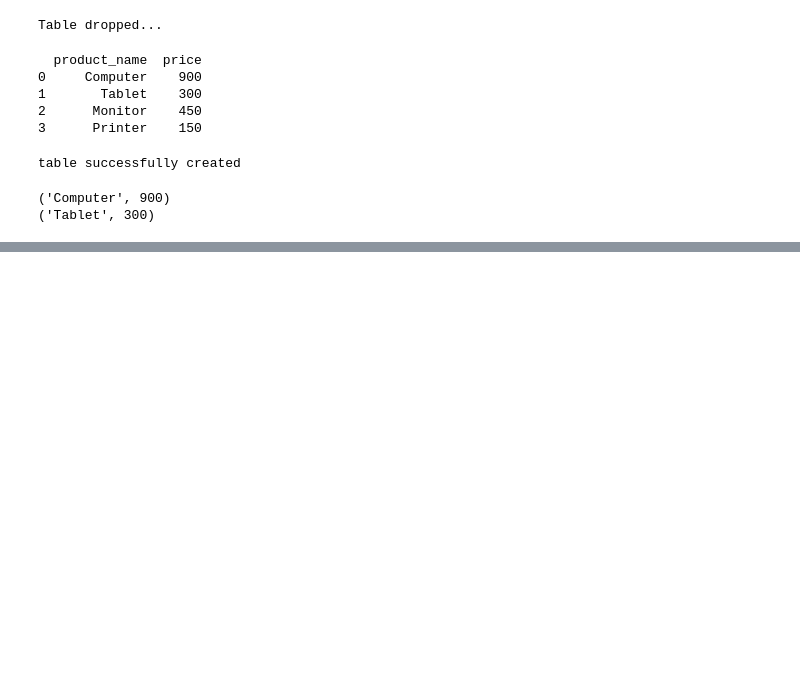
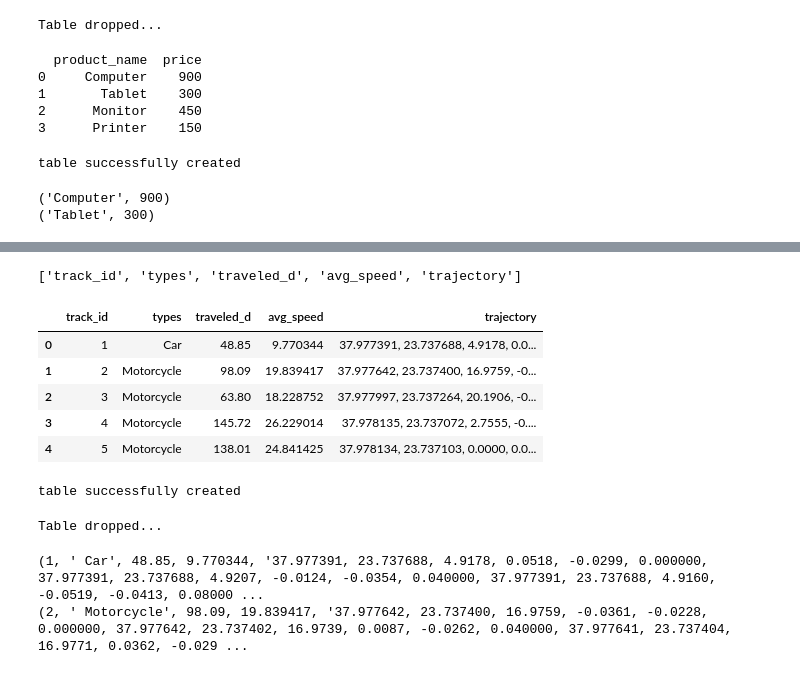
Before and after one commit to benbel376/ELT_Pipeline_Project, a Jupyter notebook: notebooks/extract_and_load.ipynb, the cells around one changed output, grey strips where cells are left out. Saved outputs shown, nothing was run; the diff lists cells and outputs as text; code cells hidden in the pictures; blank space fills up the shorter version.

```diff
--- a/notebooks/extract_and_load.ipynb
+++ b/notebooks/extract_and_load.ipynb
@@ -101,3 +101,5 @@ load_content(cursor, "products", 2)
 # %% [output]
 ('Computer', 900)
 ('Tablet', 300)
+# %%
+data = pd.read_csv("../data/sample.csv")
@@ -103,0 +115,48 @@ load_content(cursor, "products", 2)
+# %%
+columns = data.columns[0].split(";")[:4]
+columns.append("trajectory")
+columns[1] = "types"
+for i in range(len(columns)):
+    columns[i] = columns[i].strip()
+columns
+# %% [output]
+['track_id', 'types', 'traveled_d', 'avg_speed', 'trajectory']
+# %%
+
+track_ids = []
+types = []
+traveled_d = []
+avg_speeds = []
+trajectories = []
+
+for r in range(len(data)):
+    row = data.iloc[r,:][0].split(";")
+    row_p1 = row[:4]
+    row_p2 = row[4:]
+    trajectory = ','.join(row_p2)
+
+    track_ids.append(row_p1[0])
+    types.append(row_p1[1])
+    traveled_d.append(row_p1[2])
+    avg_speeds.append(row_p1[3])
+    trajectories.append(trajectory[1:])
+# %%
+data_dict = {columns[0]:track_ids, columns[1]:types, columns[2]:traveled_d, columns[3]:avg_speeds, columns[4]:trajectories}
+# %%
+new_df = pd.DataFrame(data_dict)
+new_df.head()
+# %% [output]
+|  | track_id | types | traveled_d | avg_speed | trajectory |
+| 0 | 1 | Car | 48.85 | 9.770344 | 37.977391, 23.737688, 4.9178, 0.0... |
+| 1 | 2 | Motorcycle | 98.09 | 19.839417 | 37.977642, 23.737400, 16.9759, -0... |
+| 2 | 3 | Motorcycle | 63.80 | 18.228752 | 37.977997, 23.737264, 20.1906, -0... |
+| 3 | 4 | Motorcycle | 145.72 | 26.229014 | 37.978135, 23.737072, 2.7555, -0.... |
+| 4 | 5 | Motorcycle | 138.01 | 24.841425 | 37.978134, 23.737103, 0.0000, 0.0... |
+# %%
+create_table(cursor, "../scripts/sql/sample.sql")
+# %% [output]
+table successfully created
+# %%
+delete_table(cursor, "source")
+# %% [output]
+Table dropped...
@@ -103,0 +165,5 @@ load_content(cursor, "products", 2)
+# %%
+load_content(cursor, "source", 2)
+# %% [output]
+(1, ' Car', 48.85, 9.770344, '37.977391, 23.737688, 4.9178, 0.0518, -0.0299, 0.000000, 37.977391, 23.737688, 4.9207, -0.0124, -0.0354, 0.040000, 37.977391, 23.737688, 4.9160, -0.0519, -0.0413, 0.08000 ...
+(2, ' Motorcycle', 98.09, 19.839417, '37.977642, 23.737400, 16.9759, -0.0361, -0.0228, 0.000000, 37.977642, 23.737402, 16.9739, 0.0087, -0.0262, 0.040000, 37.977641, 23.737404, 16.9771, 0.0362, -0.029 ...
```
Also changed, not shown: parts of 2 cells of this notebook, 1 other file.
